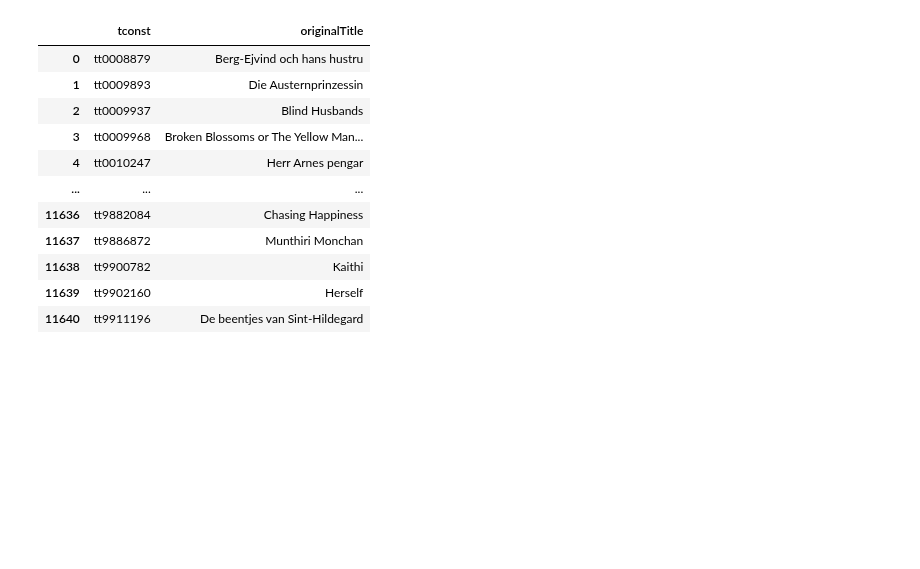
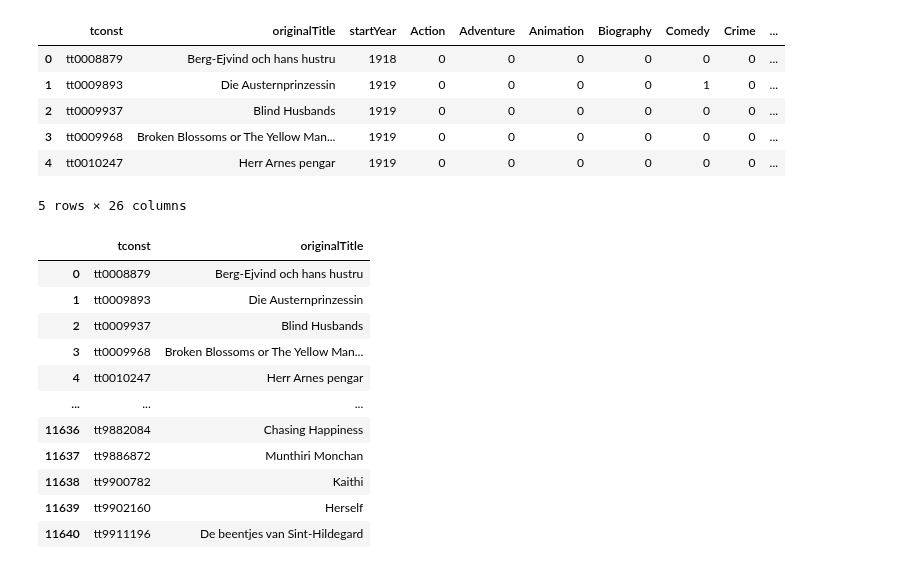
Before and after one commit to CathieLC/Wild_movie_project, a Jupyter notebook: models_ml.ipynb, the cells around one changed output. Cells and saved outputs as stored; diff of their text form; code cells hidden in the pictures; blank space fills up the shorter version.

```diff
--- a/models_ml.ipynb
+++ b/models_ml.ipynb
@@ -13,6 +13,16 @@ from plotly.subplots import make_subplots
 import plotly.graph_objects as go
 # %%
 movie_for_ml = pd.read_csv('data/movies_for_ml.csv.zip')
+# %%
+movie_for_ml.head()
+# %% [output]
+|  | tconst | originalTitle | startYear | Action | Adventure | Animation | Biography | Comedy | Crime | ... |
+| 0 | tt0008879 | Berg-Ejvind och hans hustru | 1918 | 0 | 0 | 0 | 0 | 0 | 0 | ... |
+| 1 | tt0009893 | Die Austernprinzessin | 1919 | 0 | 0 | 0 | 0 | 1 | 0 | ... |
+| 2 | tt0009937 | Blind Husbands | 1919 | 0 | 0 | 0 | 0 | 0 | 0 | ... |
+| 3 | tt0009968 | Broken Blossoms or The Yellow Man... | 1919 | 0 | 0 | 0 | 0 | 0 | 0 | ... |
+| 4 | tt0010247 | Herr Arnes pengar | 1919 | 0 | 0 | 0 | 0 | 0 | 0 | ... |
+5 rows × 26 columns
 # %%
 cols = movie_for_ml.columns[2:]
 X = movie_for_ml[cols]
```
Also changed, not shown: 1 other file.
